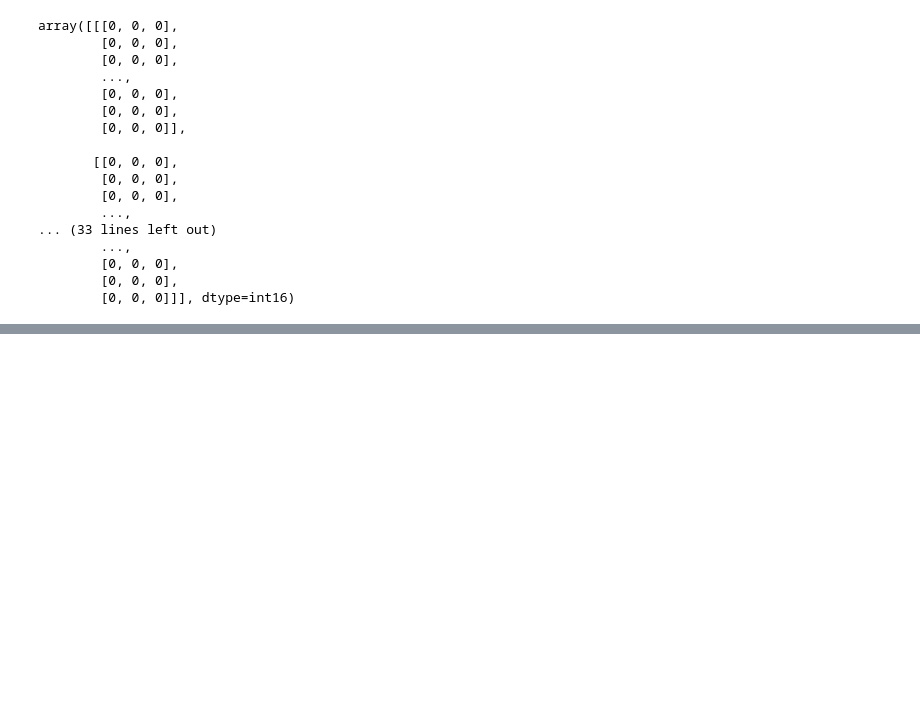
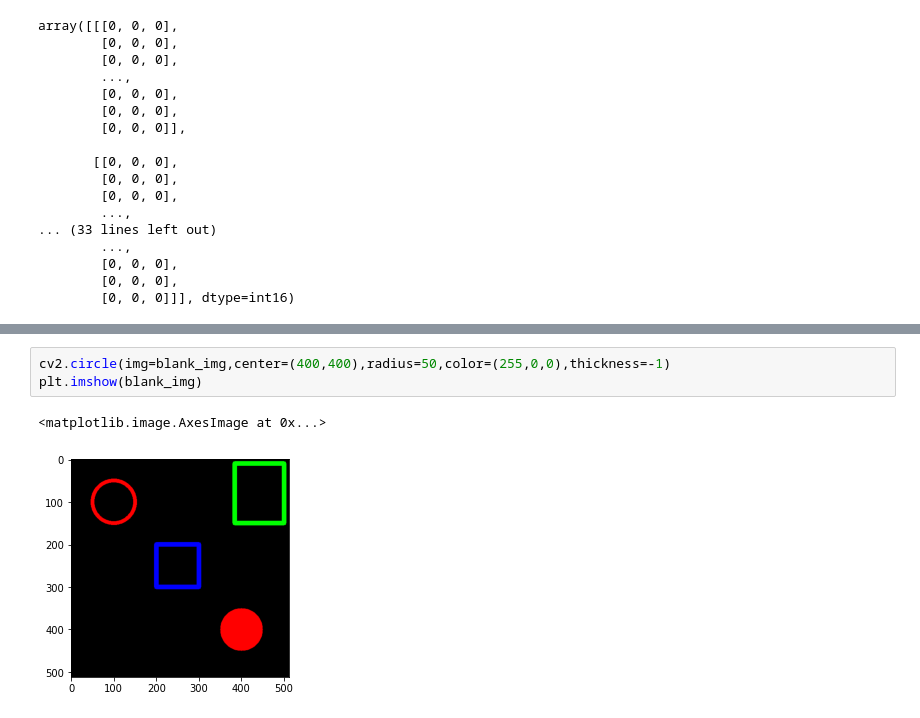
Before and after one commit to vmilkovic/python-opencv-and-deep-learning, a Jupyter notebook: Image Basics with OpenCV/Drawing_on_Images.ipynb, the cells around one changed output, grey strips where cells are left out. Saved outputs shown, nothing was run; the diff lists cells and outputs as text; blank space fills up the shorter version.

```diff
--- a/Image Basics with OpenCV/Drawing_on_Images.ipynb
+++ b/Image Basics with OpenCV/Drawing_on_Images.ipynb
@@ -42,0 +74,6 @@ plt.imshow(blank_img)
+# %%
+cv2.circle(img=blank_img,center=(400,400),radius=50,color=(255,0,0),thickness=-1)
+plt.imshow(blank_img)
+# %% [output]
+<matplotlib.image.AxesImage at 0x...>
+[figure, added]
```
Also changed, not shown: parts of 5 cells of this notebook.
